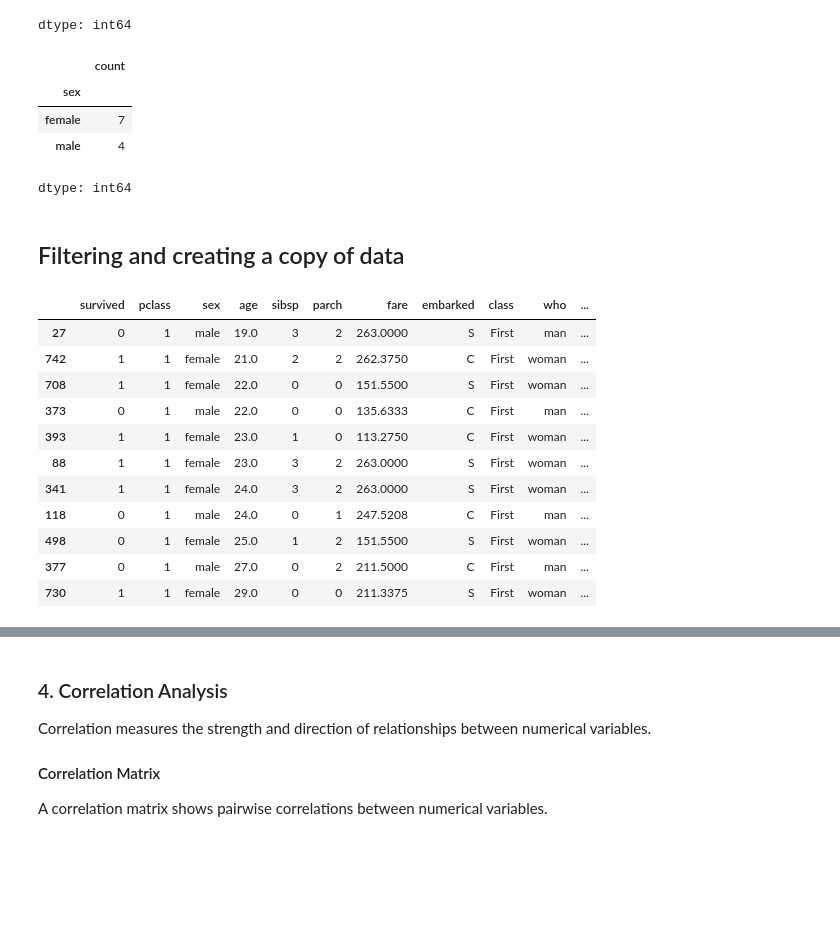
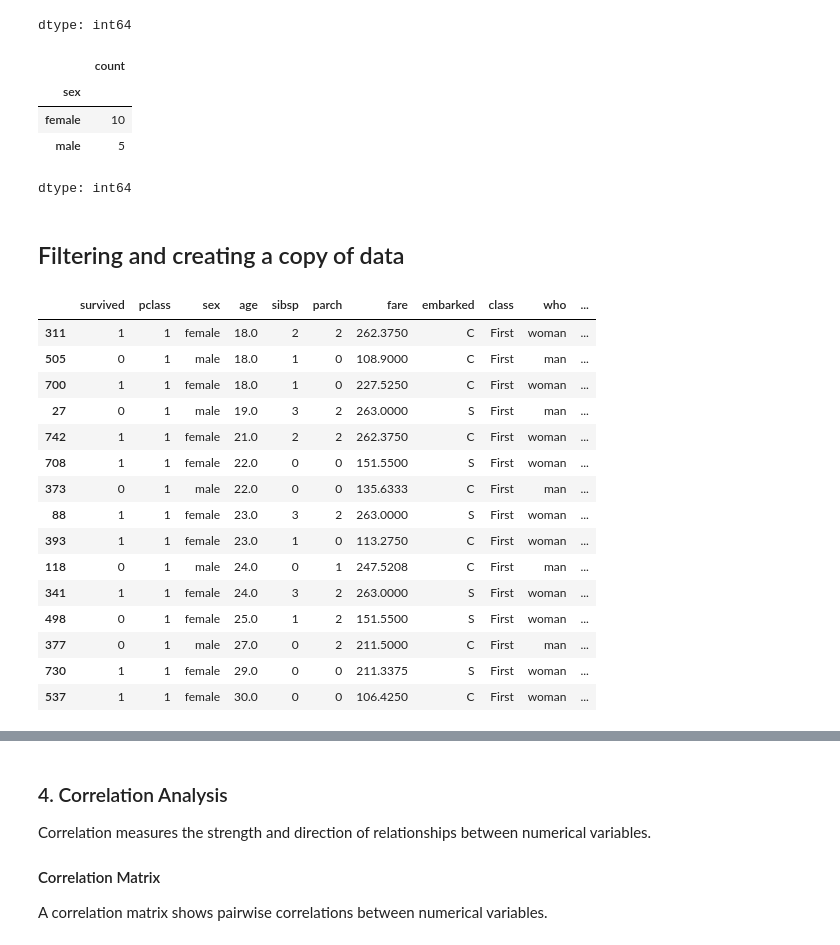
Before and after one commit to ValRCS/RTU_Data_Analysis_Visualization_CPD, a Jupyter notebook: notebooks/day3_exploratory_data_analysis.ipynb, the cells around one changed output, grey strips where cells are left out. Cells and saved outputs as stored; diff of their text form; code cells hidden in the pictures; blank space fills up the shorter version.

```diff
--- a/notebooks/day3_exploratory_data_analysis.ipynb
+++ b/notebooks/day3_exploratory_data_analysis.ipynb
@@ -588,32 +588,36 @@ titanic[titanic['fare'] > 100]['sex'].value_counts()
 dtype: int64
 # %%
 # so how about value counts of fares over 100 only for ages between 18 and 30
-titanic[(titanic['fare'] > 100) & (titanic['age'] > 18) & (titanic['age'] < 30)]['sex'].value_counts()
+titanic[(titanic['fare'] > 100) & (titanic['age'] >= 18) & (titanic['age'] <= 30)]['sex'].value_counts()
 # above example shows how we can use multiple filters
 # %% [output]
 |  | count |
 | sex |  |
-| female | 7 |
-| male | 4 |
+| female | 10 |
+| male | 5 |
 dtype: int64
 # %% [markdown]
 ## Filtering and creating a copy of data
 # %%
 # i can save filtered data for separate analysis
 # rich_young_adults = titanic[(titanic['fare'] > 100) & (titanic['age'] > 18) & (titanic['age'] < 30)] # this command would give you slice (not full copy of your date)
 # if you know you do not have much data and you want to change it maybe then copy() at end would create your own data that you can modify without changing original
-rich_young_adults = titanic[(titanic['fare'] > 100) & (titanic['age'] > 18) & (titanic['age'] < 30)].copy()
+rich_young_adults = titanic[(titanic['fare'] > 100) & (titanic['age'] >= 18) & (titanic['age'] <= 30)].copy() # so in pandas we use .copy() to create explicit copy of some dataframe
 rich_young_adults.sort_values(by="age")
 # %% [output]
 |  | survived | pclass | sex | age | sibsp | parch | fare | embarked | class | who | ... |
+| 311 | 1 | 1 | female | 18.0 | 2 | 2 | 262.3750 | C | First | woman | ... |
+| 505 | 0 | 1 | male | 18.0 | 1 | 0 | 108.9000 | C | First | man | ... |
+| 700 | 1 | 1 | female | 18.0 | 1 | 0 | 227.5250 | C | First | woman | ... |
 | 27 | 0 | 1 | male | 19.0 | 3 | 2 | 263.0000 | S | First | man | ... |
 | 742 | 1 | 1 | female | 21.0 | 2 | 2 | 262.3750 | C | First | woman | ... |
 | 708 | 1 | 1 | female | 22.0 | 0 | 0 | 151.5500 | S | First | woman | ... |
 | 373 | 0 | 1 | male | 22.0 | 0 | 0 | 135.6333 | C | First | man | ... |
+| 88 | 1 | 1 | female | 23.0 | 3 | 2 | 263.0000 | S | First | woman | ... |
 | 393 | 1 | 1 | female | 23.0 | 1 | 0 | 113.2750 | C | First | woman | ... |
-| 88 | 1 | 1 | female | 23.0 | 3 | 2 | 263.0000 | S | First | woman | ... |
+| 118 | 0 | 1 | male | 24.0 | 0 | 1 | 247.5208 | C | First | man | ... |
 | 341 | 1 | 1 | female | 24.0 | 3 | 2 | 263.0000 | S | First | woman | ... |
-| 118 | 0 | 1 | male | 24.0 | 0 | 1 | 247.5208 | C | First | man | ... |
 | 498 | 0 | 1 | female | 25.0 | 1 | 2 | 151.5500 | S | First | woman | ... |
 | 377 | 0 | 1 | male | 27.0 | 0 | 2 | 211.5000 | C | First | man | ... |
 | 730 | 1 | 1 | female | 29.0 | 0 | 0 | 211.3375 | S | First | woman | ... |
+| 537 | 1 | 1 | female | 30.0 | 0 | 0 | 106.4250 | C | First | woman | ... |
```
Also changed, not shown: parts of 17 cells of this notebook.
